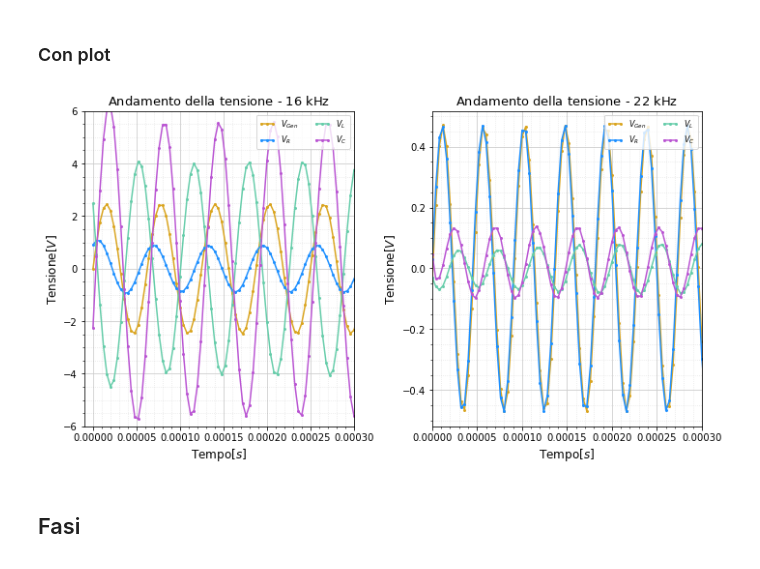
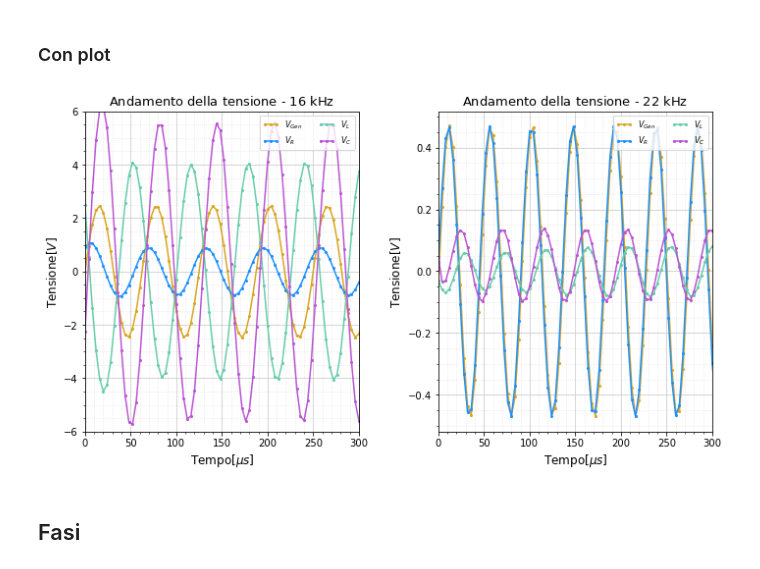
Before and after one commit to Feyn-23/Lab-II, a Jupyter notebook: code/graphs.ipynb, the cells around one changed output. Drawn from its saved outputs; the diff is of its cells as text; code cells hidden in the pictures.

```diff
--- a/code/graphs.ipynb
+++ b/code/graphs.ipynb
@@ -283,7 +291,8 @@ subfigs = fig.subfigures(1, 2)
 axsLeft = subfigs[0].subplots(1, 1)
 axsRight = subfigs[1].subplots(1, 1)
 
-
+time16 = time16 * 1e6
+time22 = time22 * 1e6
 m0, = axsLeft.plot(time16,V_gen16,marker='o',markersize=2,color='goldenrod',linestyle='solid')
 m1, = axsLeft.plot(time16,V_R16,marker='o',markersize=2,color='dodgerblue',linestyle='solid')
 m2, = axsLeft.plot(time16,V_L16,marker='o',markersize=2,color='mediumaquamarine',linestyle='solid')
@@ -293,39 +302,39 @@ m3, = axsLeft.plot(time16,V_C16,marker='o',markersize=2,color='mediumorchid',lin
 # l2, = axsLeft.plot(x_new_16,y_L_16,color='mediumaquamarine',linestyle='solid',linewidth=1.2)
 # l3, = axsLeft.plot(x_new_16,y_C_16,color='mediumorchid',linestyle='solid',linewidth=1.2)
 
-axsLeft.set_xlim(-0.00001,0.0003)
+axsLeft.set_xlim(0,300)
 axsLeft.set_ylim(-6,6)
 axsLeft.set_title(r'Andamento della tensione - $16$ kHz',fontsize=13)
-axsLeft.set_xlabel(r'Tempo$[s]$',fontsize=12)
+axsLeft.set_xlabel(r'Tempo$[\mu s]$',fontsize=12)
 axsLeft.set_ylabel(r'Tensione$[V]$',fontsize=12)
 axsLeft.grid(visible=True, which='major', color='0.8', linestyle='-')
 axsLeft.grid(visible=True, which='minor', color='gray', linestyle='dotted', alpha=0.2)
 axsLeft.minorticks_on()
 axsLeft.legend((m0 ,m1,m2,m3), (r'$V_{Gen}$','$V_R$','$V_L$','$V_C$'),ncol=2, loc='upper right', shadow=False,fancybox=True,fontsize=8,handler_map={m0: HandlerLine2D(numpoints=3),m1: HandlerLine2D(numpoints=3),m2: HandlerLine2D(numpoints=3),m3: HandlerLine2D(numpoints=3)})
 
 m0_, = axsRight.plot(time22,V_gen22,marker='o',markersize=2,color='goldenrod',linestyle='solid')
 m1_, = axsRight.plot(time22,V_R22,marker='o',markersize=2,color='dodgerblue',linestyle='solid')
 m2_, = axsRight.plot(time22,V_L22,marker='o',markersize=2,color='mediumaquamarine',linestyle='solid')
 m3_, = axsRight.plot(time22,V_C22,marker='o',markersize=2,color='mediumorchid',linestyle='solid')
 # l0_, = axsRight.plot(x_new_22,y_gen_22,color='goldenrod',linestyle='solid',linewidth=1.2)
 # l1_, = axsRight.plot(x_new_22,y_R_22,color='dodgerblue',linestyle='solid',linewidth=1.2)
 # l2_, = axsRight.plot(x_new_22,y_L_22,color='mediumaquamarine',linestyle='solid',linewidth=1.2)
 # l3_, = axsRight.plot(x_new_22,y_C_22,color='mediumorchid',linestyle='solid',linewidth=1.2)
 
-axsRight.set_xlim(0,0.0003)
+axsRight.set_xlim(0,300)
 # axsRight.set_ylim(-6,6)
 axsRight.set_title(r'Andamento della tensione - $22$ kHz',fontsize=13)
-axsRight.set_xlabel(r'Tempo$[s]$',fontsize=12)
+axsRight.set_xlabel(r'Tempo$[\mu s]$',fontsize=12)
 axsRight.set_ylabel(r'Tensione$[V]$',fontsize=12)
 axsRight.grid(visible=True, which='major', color='0.8', linestyle='-')
 axsRight.grid(visible=True, which='minor', color='gray', linestyle='dotted', alpha=0.2)
 axsRight.minorticks_on()
 axsRight.legend((m0_ ,m1_,m2_,m3_), (r'$V_{Gen}$','$V_R$','$V_L$','$V_C$'),ncol=2, loc='upper right', shadow=False,fancybox=True,fontsize=8,handler_map={m0_: HandlerLine2D(numpoints=3),m1_: HandlerLine2D(numpoints=3),m2_: HandlerLine2D(numpoints=3),m3_: HandlerLine2D(numpoints=3)})
 
 
 plt.savefig('../figs/tensione-tempo.pdf')
 # %% [output]
-[figure, old version]
+[figure, new version]
 # %% [markdown]
 ## Fasi
 # %%
```
Also changed, not shown: parts of 14 cells of this notebook, 10 other files.
